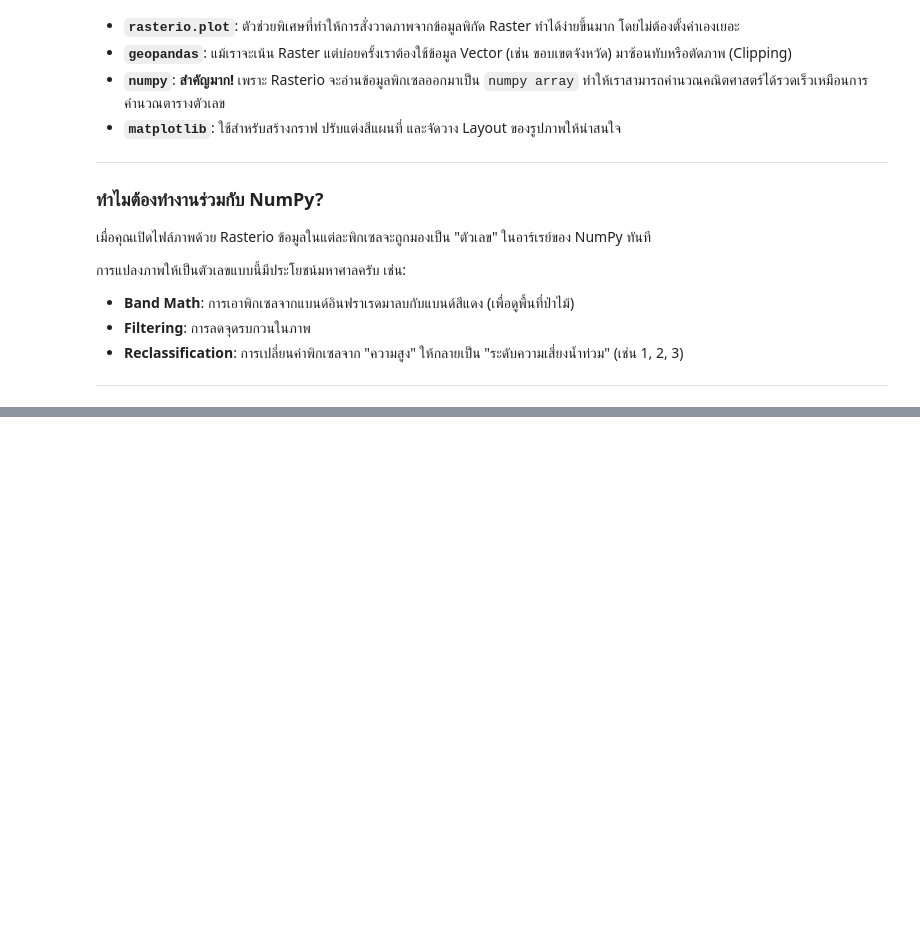
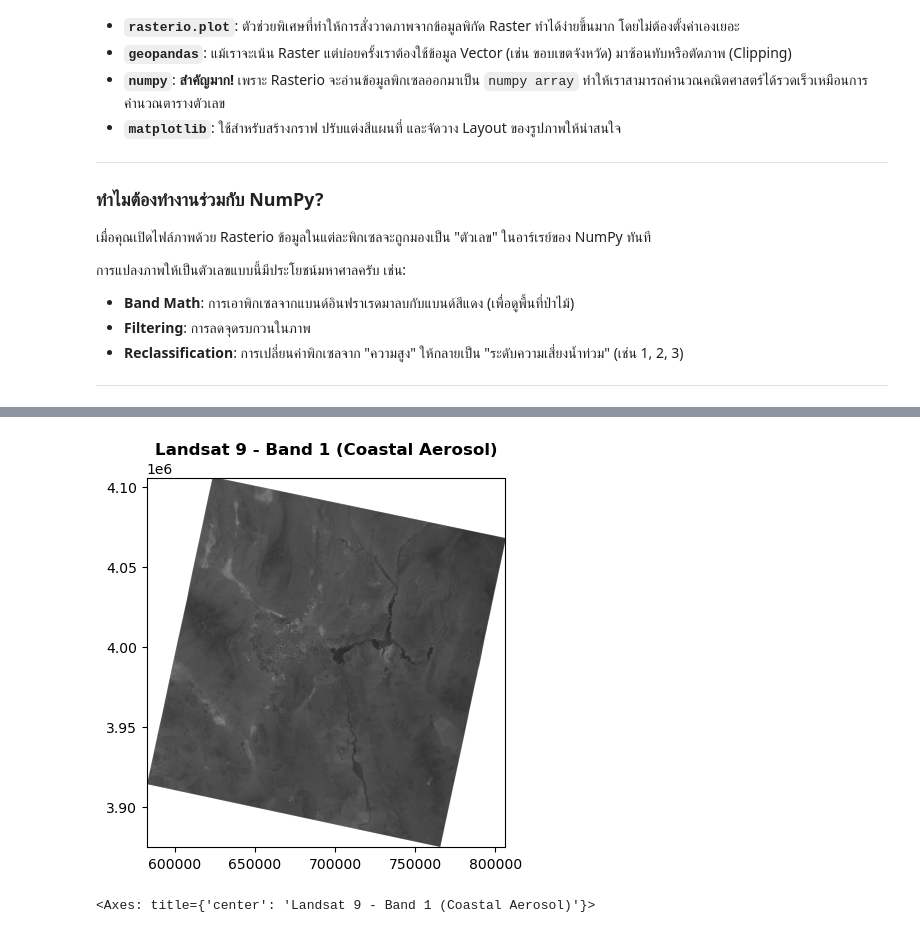
Before and after one commit to thammarat-ai/learngisprog, a Jupyter notebook: Raster_Data_Rasterio/raster_date_rasterio.ipynb, the cells around one changed output, grey strips where cells are left out. Saved outputs shown, nothing was run; the diff lists cells and outputs as text; code cells hidden in the pictures; blank space fills up the shorter version.

```diff
--- a/Raster_Data_Rasterio/raster_date_rasterio.ipynb
+++ b/Raster_Data_Rasterio/raster_date_rasterio.ipynb
@@ -172,0 +344,12 @@ GeoPandas: 1.1.1
+# %%
+raster_path = "https://github.com/opengeos/datasets/releases/download/raster/LC09_039035_20240708_90m.tif"
+src = rasterio.open(raster_path)
+# %%
+rasterio.plot.show(
+    (src, 1),
+    cmap="gray",
+    title="Landsat 9 - Band 1 (Coastal Aerosol)",
+)
+# %% [output]
+[figure, added]
+<Axes: title={'center': 'Landsat 9 - Band 1 (Coastal Aerosol)'}>
```
Also changed, not shown: parts of 33 cells of this notebook.
